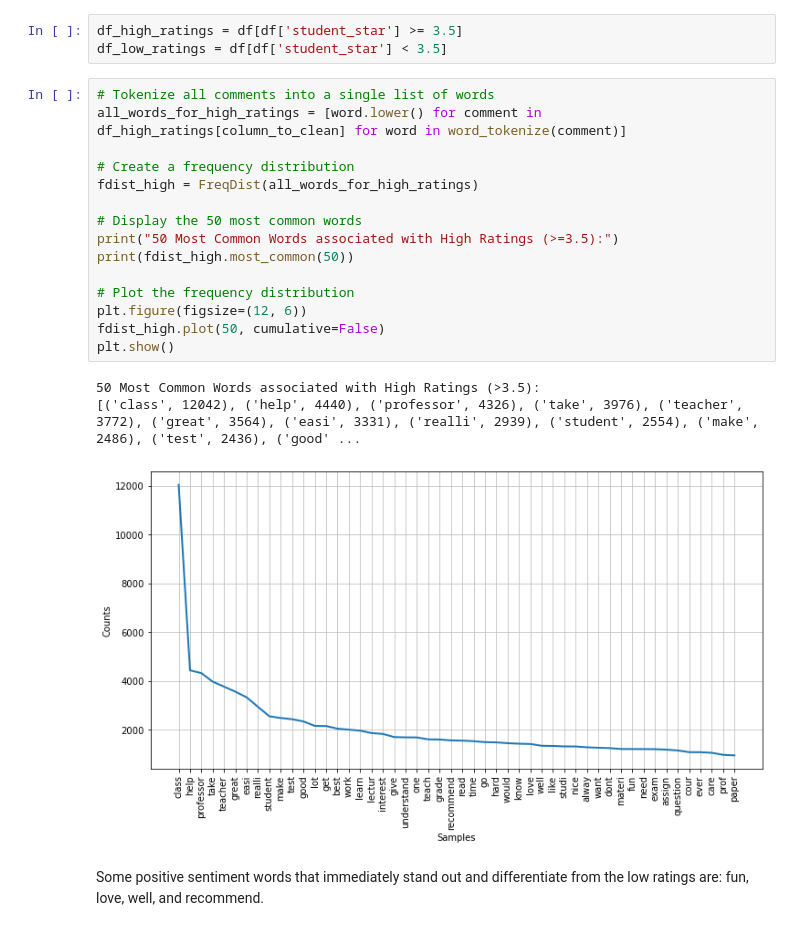
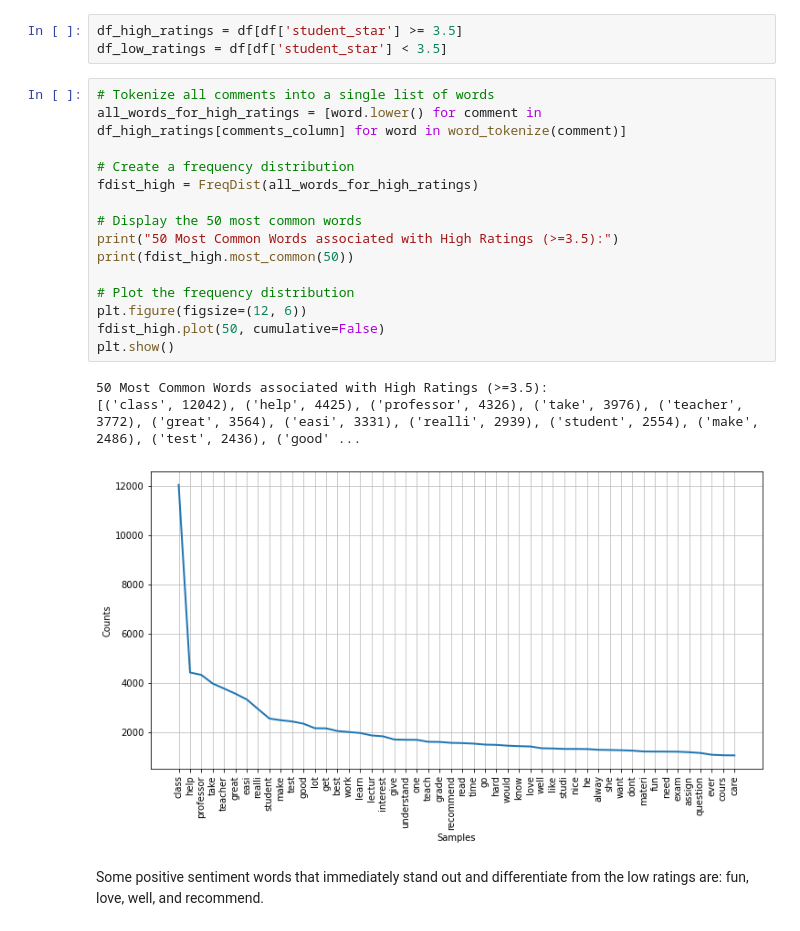
Before and after one commit to eboyer221/CS39AA-NLP-Project, a Jupyter notebook: project_part1.ipynb, the cells around one changed output. Cells and saved outputs as stored; diff of their text form.

```diff
--- a/project_part1.ipynb
+++ b/project_part1.ipynb
@@ -358,23 +360,23 @@ df_high_ratings = df[df['student_star'] >= 3.5]
 df_low_ratings = df[df['student_star'] < 3.5]
 # %%
 # Tokenize all comments into a single list of words
-all_words_for_high_ratings = [word.lower() for comment in df_high_ratings[column_to_clean] for word in word_tokenize(comment)]
+all_words_for_high_ratings = [word.lower() for comment in df_high_ratings[comments_column] for word in word_tokenize(comment)]
 
 # Create a frequency distribution
 fdist_high = FreqDist(all_words_for_high_ratings)
 
 # Display the 50 most common words
 print("50 Most Common Words associated with High Ratings (>=3.5):")
 print(fdist_high.most_common(50))
 
 # Plot the frequency distribution
 plt.figure(figsize=(12, 6))
 fdist_high.plot(50, cumulative=False)
 plt.show()
 # %% [output]
-50 Most Common Words associated with High Ratings (>3.5):
-[('class', 12042), ('help', 4440), ('professor', 4326), ('take', 3976), ('teacher', 3772), ('great', 3564), ('easi', 3331), ('realli', 2939), ('student', 2554), ('make', 2486), ('test', 2436), ('good' ...
+50 Most Common Words associated with High Ratings (>=3.5):
+[('class', 12042), ('help', 4425), ('professor', 4326), ('take', 3976), ('teacher', 3772), ('great', 3564), ('easi', 3331), ('realli', 2939), ('student', 2554), ('make', 2486), ('test', 2436), ('good' ...
-[figure, old version]
+[figure, new version]
 # %% [markdown]
 Some positive sentiment words that immediately stand out and differentiate from the low ratings are: fun, love, well, and recommend.
 # %%
```
Also changed, not shown: parts of 6 cells of this notebook, 2 other files.
